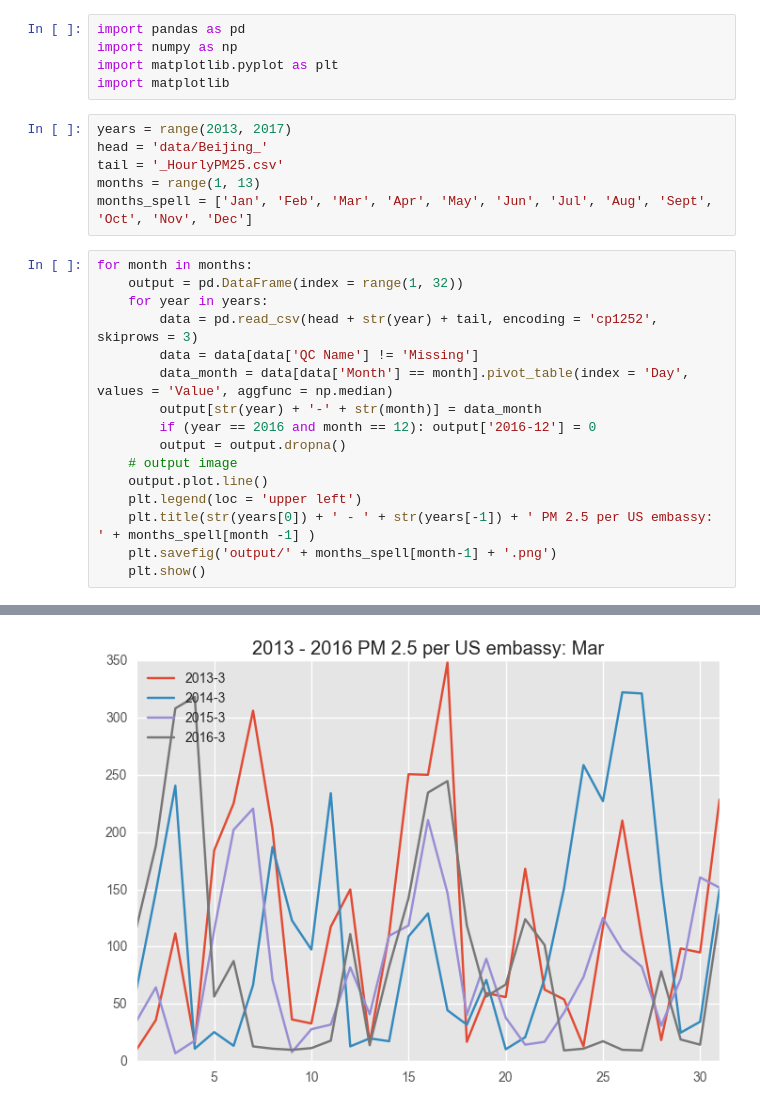
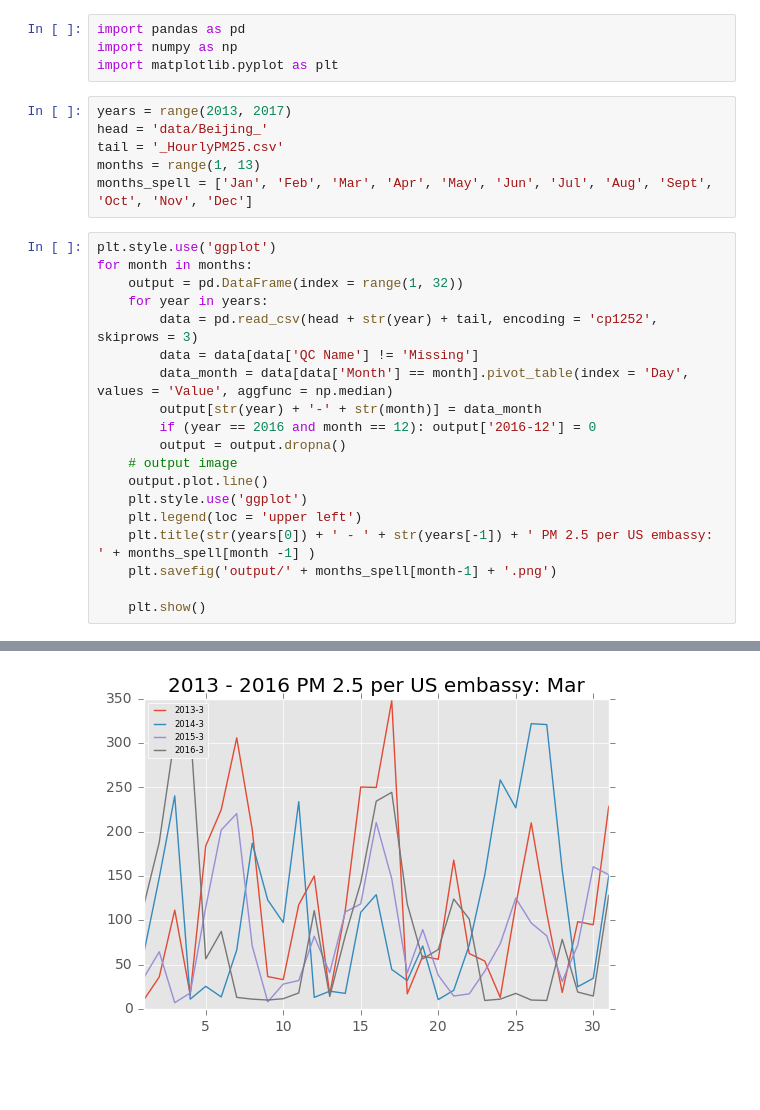
Before and after one commit to lineudemonia/pm25, a Jupyter notebook: pm2.5/pm2.5.ipynb, the cells around one changed output, grey strips where cells are left out. Saved outputs shown, nothing was run; the diff lists cells and outputs as text; blank space fills up the shorter version.

```diff
--- a/pm2.5/pm2.5.ipynb
+++ b/pm2.5/pm2.5.ipynb
@@ -2,7 +2,6 @@
 import pandas as pd
 import numpy as np
 import matplotlib.pyplot as plt
-import matplotlib
 # %%
 years = range(2013, 2017)
 head = 'data/Beijing_'
@@ -10,6 +9,7 @@ tail = '_HourlyPM25.csv'
 months = range(1, 13)
 months_spell = ['Jan', 'Feb', 'Mar', 'Apr', 'May', 'Jun', 'Jul', 'Aug', 'Sept', 'Oct', 'Nov', 'Dec']
 # %%
+plt.style.use('ggplot')
 for month in months:
     output = pd.DataFrame(index = range(1, 32))
     for year in years:
@@ -21,8 +21,10 @@ for month in months:
         output = output.dropna()
     # output image
     output.plot.line()
+    plt.style.use('ggplot')
     plt.legend(loc = 'upper left')
     plt.title(str(years[0]) + ' - ' + str(years[-1]) + ' PM 2.5 per US embassy: ' + months_spell[month -1] )
     plt.savefig('output/' + months_spell[month-1] + '.png')
+
     plt.show()
 # %% [output]
@@ -31 +33 @@ for month in months:
-[figure, old version]
+[figure, new version]
```
Also changed, not shown: parts of 3 cells of this notebook, 14 other files.
